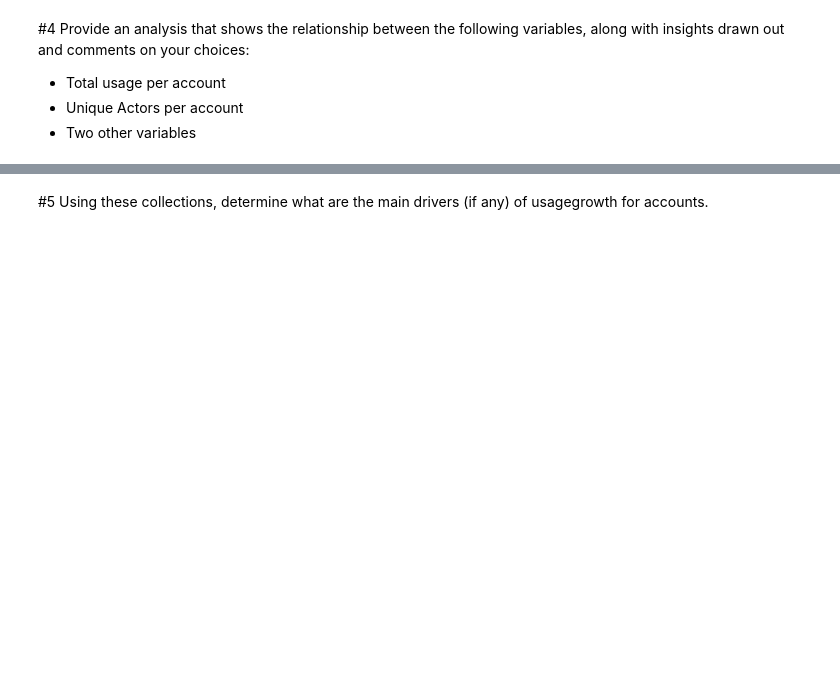
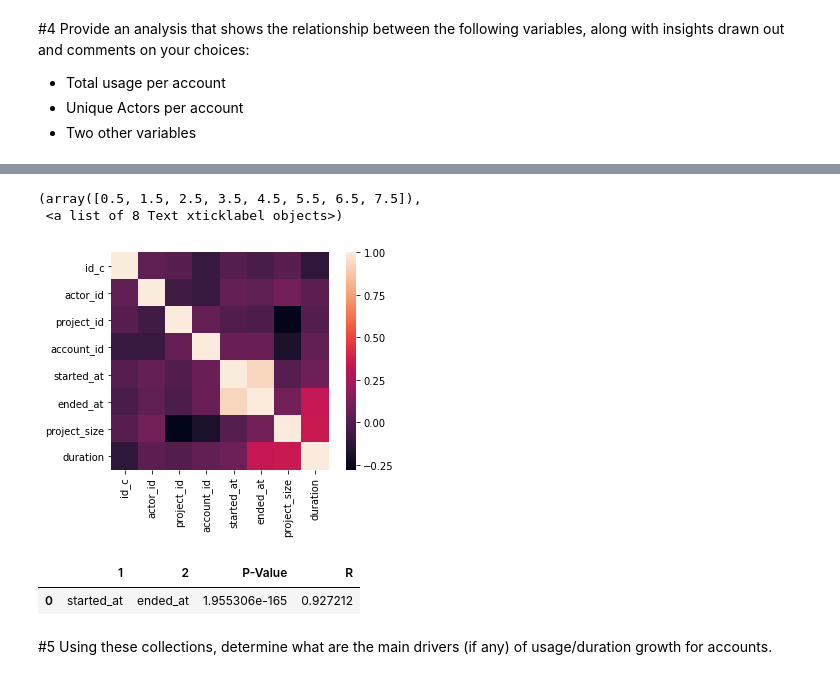
Before and after one commit to kchebs/we_rate_dogs_twitter_Python, a Jupyter notebook: Main.ipynb, the cells around one changed output, grey strips where cells are left out. Drawn from its saved outputs; the diff is of its cells as text; code cells hidden in the pictures; blank space fills up the shorter version.

```diff
--- a/Main.ipynb
+++ b/Main.ipynb
@@ -186,0 +389,6 @@ pval
+# %%
+rho, pval = stats.spearmanr(small)
+
+rhos = pd.DataFrame(rho, columns=['id','actor_id','project_id','account_id','started_at','ended_at','project_size','duration'])
+rhos = rhos.rename(index={0: 'id',1: 'actor_id',2: 'project_id',3: 'account_id',4: 'started_at',5: 'ended_at',6: 'project_size',7: 'duration'})
+round(rhos, 3)
@@ -187,2 +405,25 @@ pval
+# %%
+sns.heatmap(rhos, square=True)
+plt.yticks(rotation=0)
+plt.xticks(rotation=90)
+# %% [output]
+(array([0.5, 1.5, 2.5, 3.5, 4.5, 5.5, 6.5, 7.5]),
+ <a list of 8 Text xticklabel objects>)
+[figure, added]
+# %%
+items = ['id','actor_id','project_id','account_id','started_at','ended_at','project_size','duration']
+arr = []
+
+for i in items:
+    for j in items:
+        if pvals.loc[i,j] <= 0.05 and (rhos.loc[i,j] > 0.5 or rhos.loc[i,j] < -0.5) and i != j and [j,i, pvals.loc[j,i], rhos.loc[j,i]] not in arr:
+            arr.append([i,j, pvals.loc[i,j], rhos.loc[i,j]])
+
+
+arr = pd.DataFrame(arr,columns=['1','2','P-Value','R'])
+arr.sort_values('R', ascending = True)
+# %% [output]
+|  | 1 | 2 | P-Value | R |
+| 0 | started_at | ended_at | 1.955306e-165 | 0.927212 |
 # %% [markdown]
-#5 Using these collections, determine what are the main drivers (if any) of usagegrowth for accounts.
+#5 Using these collections, determine what are the main drivers (if any) of usage/duration growth for accounts.
```
Also changed, not shown: parts of 39 cells of this notebook.
